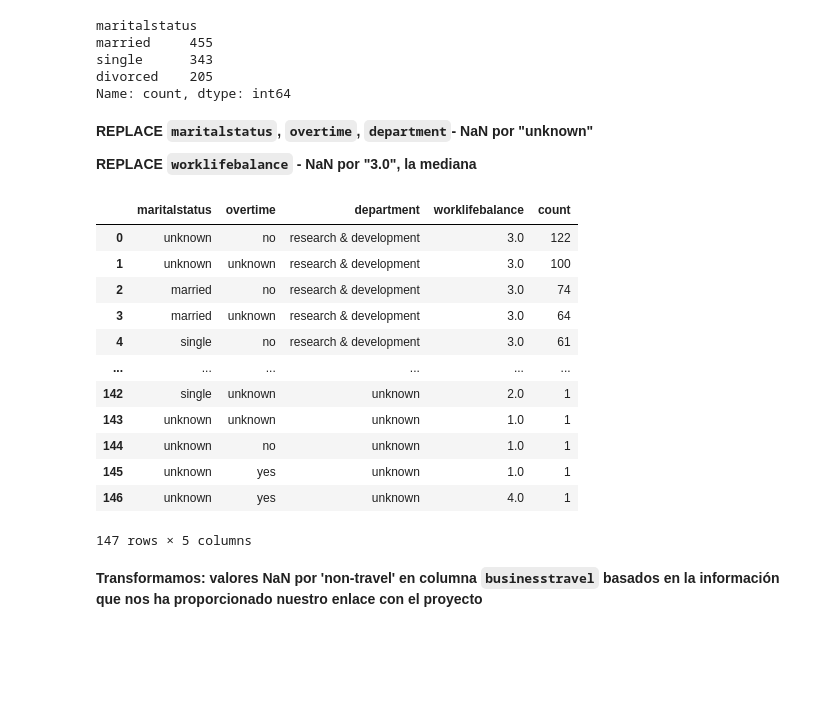
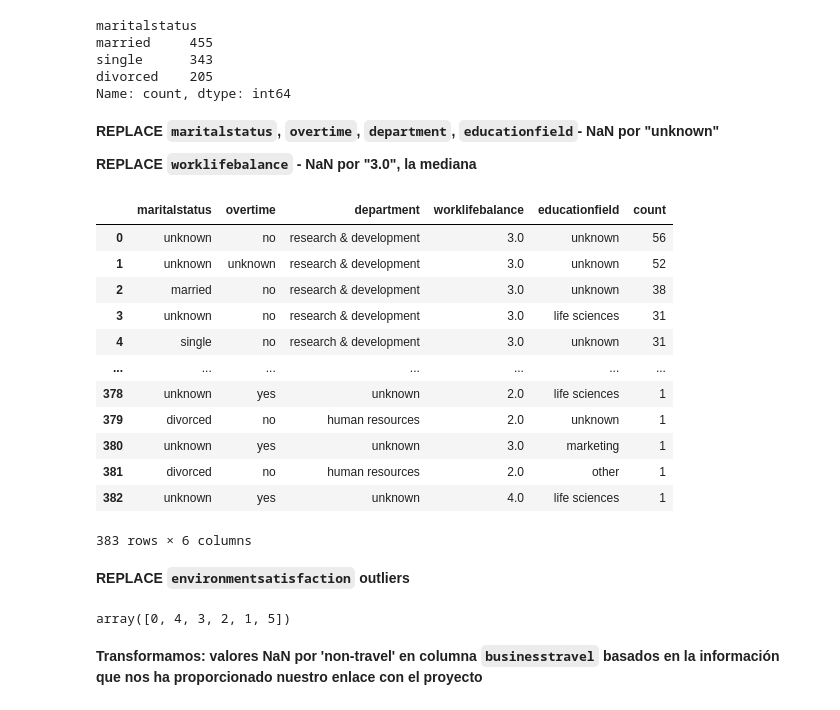
Before and after one commit to omniaunusest/VIZ-analytics-4-employee-data-talent-insights, a Jupyter notebook: Análisis_y_transformación_datos/Transformación_1.0.ipynb, the cells around one changed output. Cells and saved outputs as stored; diff of their text form; code cells hidden in the pictures; blank space fills up the shorter version.

```diff
--- a/Análisis_y_transformación_datos/Transformación_1.0.ipynb
+++ b/Análisis_y_transformación_datos/Transformación_1.0.ipynb
@@ -260,24 +260,26 @@ single      343
 divorced    205
 Name: count, dtype: int64
 # %% [markdown]
-**REPLACE `maritalstatus`, `overtime`, `department`- NaN por "unknown"**
+**REPLACE `maritalstatus`, `overtime`, `department`, `educationfield`- NaN por "unknown"**
 
 **REPLACE `worklifebalance` - NaN por "3.0", la mediana**
 # %%
-df = df.fillna({'maritalstatus': 'unknown', 'overtime': 'unknown', 'department': 'unknown', 'worklifebalance': 3.0})
+df = df.fillna({'maritalstatus': 'unknown', 'overtime': 'unknown', 'department': 'unknown', 'educationfield': 'unknown', 'worklifebalance': 3.0})
 # %%
-df[["maritalstatus", "overtime", "department","worklifebalance"]].value_counts().reset_index()
+df[["maritalstatus", "overtime", "department","worklifebalance","educationfield"]].value_counts().reset_index()
 # %% [output]
-|  | maritalstatus | overtime | department | worklifebalance | count |
-| 0 | unknown | no | research & development | 3.0 | 122 |
-| 1 | unknown | unknown | research & development | 3.0 | 100 |
-| 2 | married | no | research & development | 3.0 | 74 |
-| 3 | married | unknown | research & development | 3.0 | 64 |
-| 4 | single | no | research & development | 3.0 | 61 |
-| ... | ... | ... | ... | ... | ... |
-| 142 | single | unknown | unknown | 2.0 | 1 |
-| 143 | unknown | unknown | unknown | 1.0 | 1 |
-| 144 | unknown | no | unknown | 1.0 | 1 |
-| 145 | unknown | yes | unknown | 1.0 | 1 |
-| 146 | unknown | yes | unknown | 4.0 | 1 |
+|  | maritalstatus | overtime | department | worklifebalance | educationfield | count |
+| 0 | unknown | no | research & development | 3.0 | unknown | 56 |
+| 1 | unknown | unknown | research & development | 3.0 | unknown | 52 |
+| 2 | married | no | research & development | 3.0 | unknown | 38 |
+| 3 | unknown | no | research & development | 3.0 | life sciences | 31 |
+| 4 | single | no | research & development | 3.0 | unknown | 31 |
+| ... | ... | ... | ... | ... | ... | ... |
+| 378 | unknown | yes | unknown | 2.0 | life sciences | 1 |
+| 379 | divorced | no | human resources | 2.0 | unknown | 1 |
+| 380 | unknown | yes | unknown | 3.0 | marketing | 1 |
+| 381 | divorced | no | human resources | 2.0 | other | 1 |
+| 382 | unknown | yes | unknown | 4.0 | life sciences | 1 |
-147 rows × 5 columns
+383 rows × 6 columns
+# %% [markdown]
+**REPLACE  ``environmentsatisfaction`` outliers**
@@ -284,3 +288,7 @@ df[["maritalstatus", "overtime", "department","worklifebalance"]].value_counts()
+# %%
+df["environmentsatisfaction"].unique()
+# %% [output]
+array([0, 4, 3, 2, 1, 5])
 # %% [markdown]
 **Transformamos: valores NaN por 'non-travel' en columna ``businesstravel`` basados en la información que nos ha proporcionado nuestro enlace con el proyecto**
 # %%
```
Also changed, not shown: parts of 3 cells of this notebook, 2 other files.
